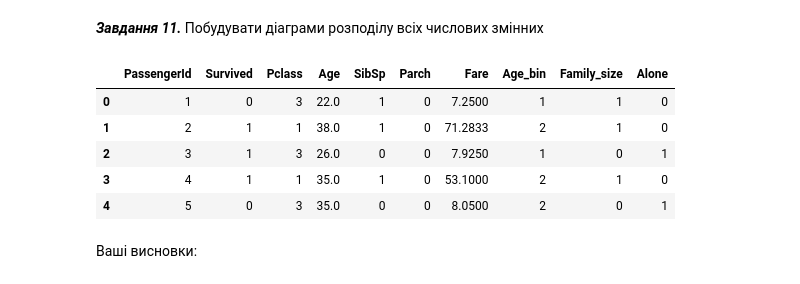
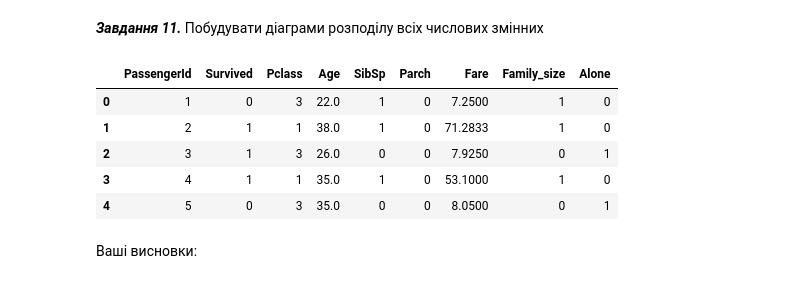
Before and after one commit to HumnytskaLiza/ai-labs, a Jupyter notebook: task3/Task3_basic_ai_liza_humnytska.ipynb, the cells around one changed output. Cells and saved outputs as stored; diff of their text form; code cells hidden in the pictures.

````diff
--- a/task3/Task3_basic_ai_liza_humnytska.ipynb
+++ b/task3/Task3_basic_ai_liza_humnytska.ipynb
@@ -114,12 +114,14 @@ ax.xaxis.tick_top()
 1.   Напишіть функцію, що на вхід приймає датафрейм, назву колонки з пропущеними значеннями та список групуючих колонок та повертає датафрейм з заповненими пропущеними значеннями
 2.   Наведіть приклад роботи функції та зробіть перевірку на пропущені значення (дивись **завдання 2**)
 # %%
-def process_col(df, col_name: str, group_col: str):
-    df[col_name] = df.groupby(group_col)[col_name].transform(lambda x: x.fillna(x.mean().round().astype(int)))
+dataset = pd.read_csv('titanic.csv')
+
+def process_col(df, col_name: str, group_col):
+    df[col_name] = df.groupby(group_col)[col_name].transform(lambda x: x.fillna(x.median().round().astype(int)))
 
 display(dataset.head(10))
 
-process_col(dataset, "Age", "Sex")
+process_col(dataset, "Age", ["Sex"])
 
 display(dataset.head(10))
 
@@ -200,6 +203,8 @@ plt.show()
 Для цього скоритайтесь функцією ```pandas.qcut```.
 [pandas.qcut](https://pandas.pydata.org/pandas-docs/stable/reference/api/pandas.qcut.html)
 - необхідно перевірити, чи є вірною гіпотеза про те, що кількість виживших пасажирів для квартильних значеннь змінної ```fare``` відрізняється, та чи доцільно використовувати кодування на цю змінну(для подальшої роботи з закодованою фичею)
+# %%
+dataset['Fare_bin'] = pd.qcut(dataset['Fare'], 4, labels=[0, 1, 2, 3])
 # %% [markdown]
 Ваші висновки:
 # %% [markdown]
@@ -229,6 +234,6 @@ plt.show()
 # %% [markdown]
 ***Завдання 8:*** Видалити атрибути які є ***НЕрелевантними*** або містять багато пропущених значень. Аргументувати свій вибір.
 # %%
-dataset = dataset.drop(["Cabin", "Ticket"], axis="columns")
+dataset = dataset.drop(["Cabin", "Ticket", "PassengerId"], axis="columns")
 display(dataset.head(5))
 # %% [output]
@@ -316,17 +321,22 @@ plt.show()
 # %% [markdown]
 ***Завдання 11.*** Побудувати діаграми розподілу всіх числових змінних
 # %%
-numeric_df = dataset.select_dtypes(include=["number", "category"])
+numeric_df = dataset.select_dtypes(include=["number"])
 display(numeric_df.head())
 
-fig, ((ax1, ax2), (ax3, ax4), (ax5, ax6), (ax7, ax8), (ax9, ax10)) = plt.subplots()
+# fig, ((ax1, ax2), (ax3, ax4), (ax5, ax6), (ax7, ax8), (ax9, ax10)) = plt.subplots(5, 2, figsize=(20, 30))
+
+# sns.barplot(data=numeric_df["Survived"].value_counts(),ax=ax1)
+# sns.barplot(data=numeric_df["Pclass"].value_counts(),ax=ax2)
+# ax1.set_title("Figure 1: Survived = 0")
+# ax1.set_ylabel("Frequency")
 # %% [output]
-|  | PassengerId | Survived | Pclass | Age | SibSp | Parch | Fare | Age_bin | Family_size | Alone |
-| 0 | 1 | 0 | 3 | 22.0 | 1 | 0 | 7.2500 | 1 | 1 | 0 |
-| 1 | 2 | 1 | 1 | 38.0 | 1 | 0 | 71.2833 | 2 | 1 | 0 |
-| 2 | 3 | 1 | 3 | 26.0 | 0 | 0 | 7.9250 | 1 | 0 | 1 |
-| 3 | 4 | 1 | 1 | 35.0 | 1 | 0 | 53.1000 | 2 | 1 | 0 |
-| 4 | 5 | 0 | 3 | 35.0 | 0 | 0 | 8.0500 | 2 | 0 | 1 |
+|  | PassengerId | Survived | Pclass | Age | SibSp | Parch | Fare | Family_size | Alone |
+| 0 | 1 | 0 | 3 | 22.0 | 1 | 0 | 7.2500 | 1 | 0 |
+| 1 | 2 | 1 | 1 | 38.0 | 1 | 0 | 71.2833 | 1 | 0 |
+| 2 | 3 | 1 | 3 | 26.0 | 0 | 0 | 7.9250 | 0 | 1 |
+| 3 | 4 | 1 | 1 | 35.0 | 1 | 0 | 53.1000 | 1 | 0 |
+| 4 | 5 | 0 | 3 | 35.0 | 0 | 0 | 8.0500 | 0 | 1 |
 # %% [markdown]
 Ваші висновки:
 # %% [markdown]
````
Also changed, not shown: parts of 5 cells of this notebook.
